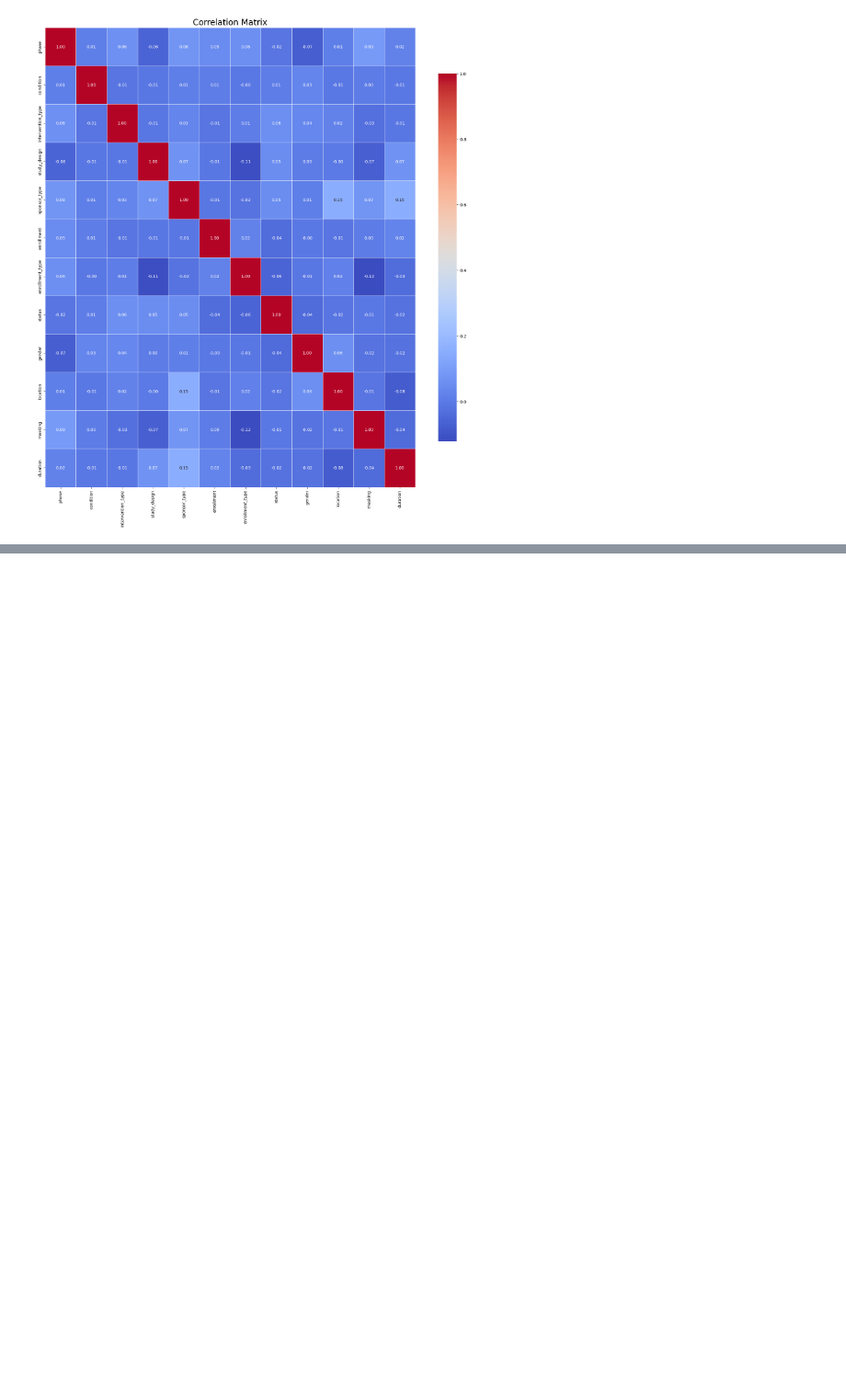
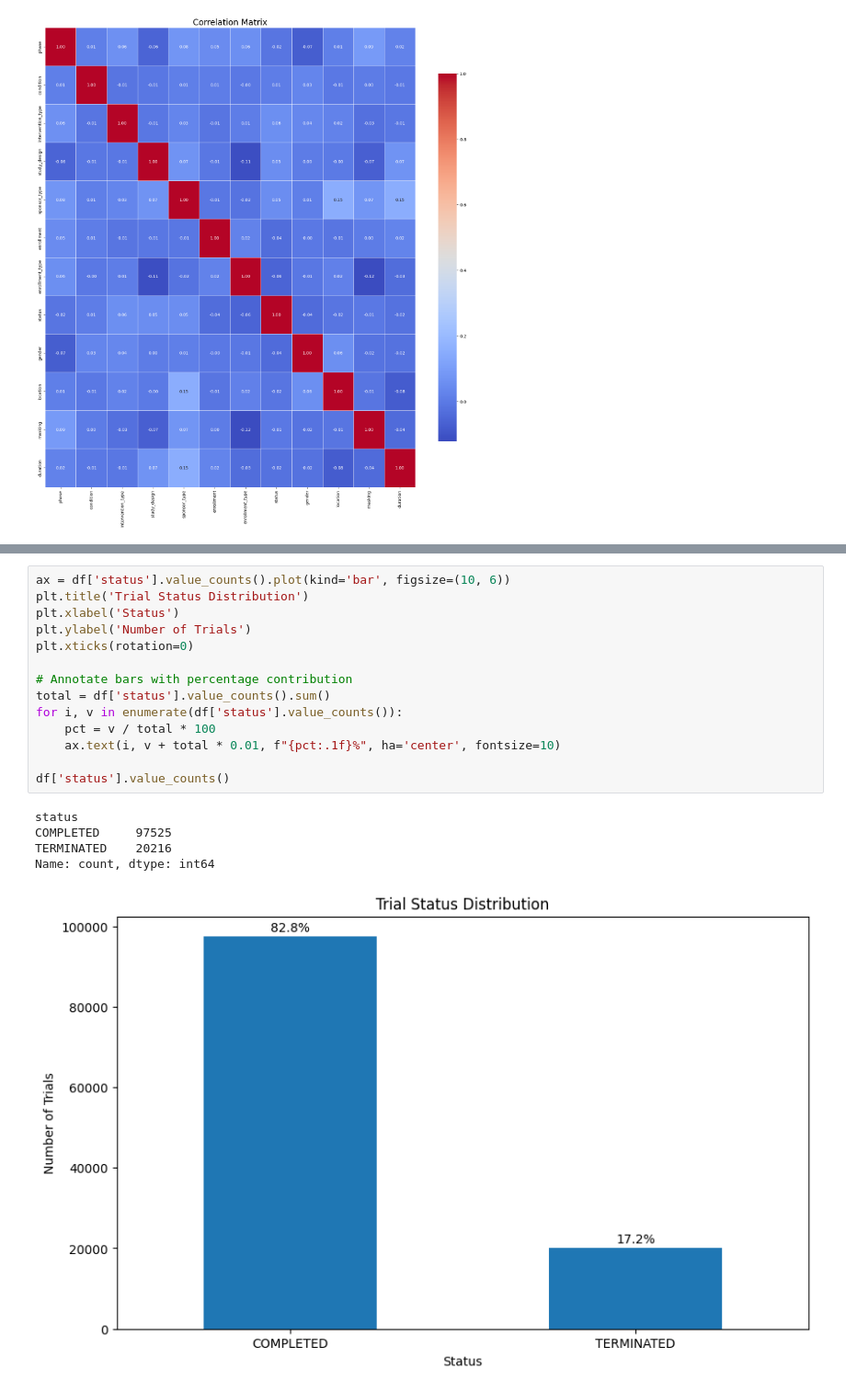
Before and after one commit to Ariiif12345/Hackathon_ds, a Jupyter notebook: EDA.ipynb, the cells around one changed output, grey strips where cells are left out. Shown at 92% size. Drawn from its saved outputs; the diff is of its cells as text; blank space fills up the shorter version.

```diff
--- a/EDA.ipynb
+++ b/EDA.ipynb
@@ -61,0 +73,20 @@ plt.show()
+# %%
+ax = df['status'].value_counts().plot(kind='bar', figsize=(10, 6))
+plt.title('Trial Status Distribution')
+plt.xlabel('Status')
+plt.ylabel('Number of Trials')
+plt.xticks(rotation=0)
+
+# Annotate bars with percentage contribution
+total = df['status'].value_counts().sum()
+for i, v in enumerate(df['status'].value_counts()):
+    pct = v / total * 100
+    ax.text(i, v + total * 0.01, f"{pct:.1f}%", ha='center', fontsize=10)
+
+df['status'].value_counts()
+# %% [output]
+status
+COMPLETED     97525
+TERMINATED    20216
+Name: count, dtype: int64
+[figure, added]
```
Also changed, not shown: parts of 7 cells of this notebook.
